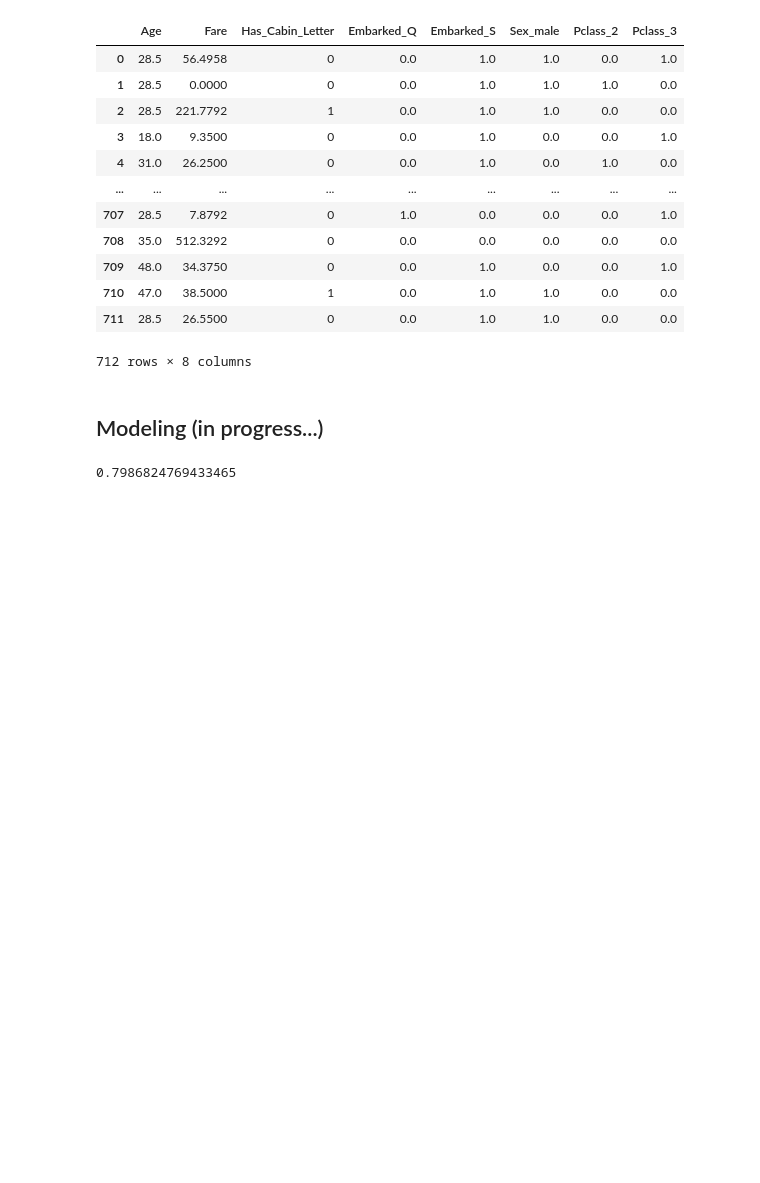
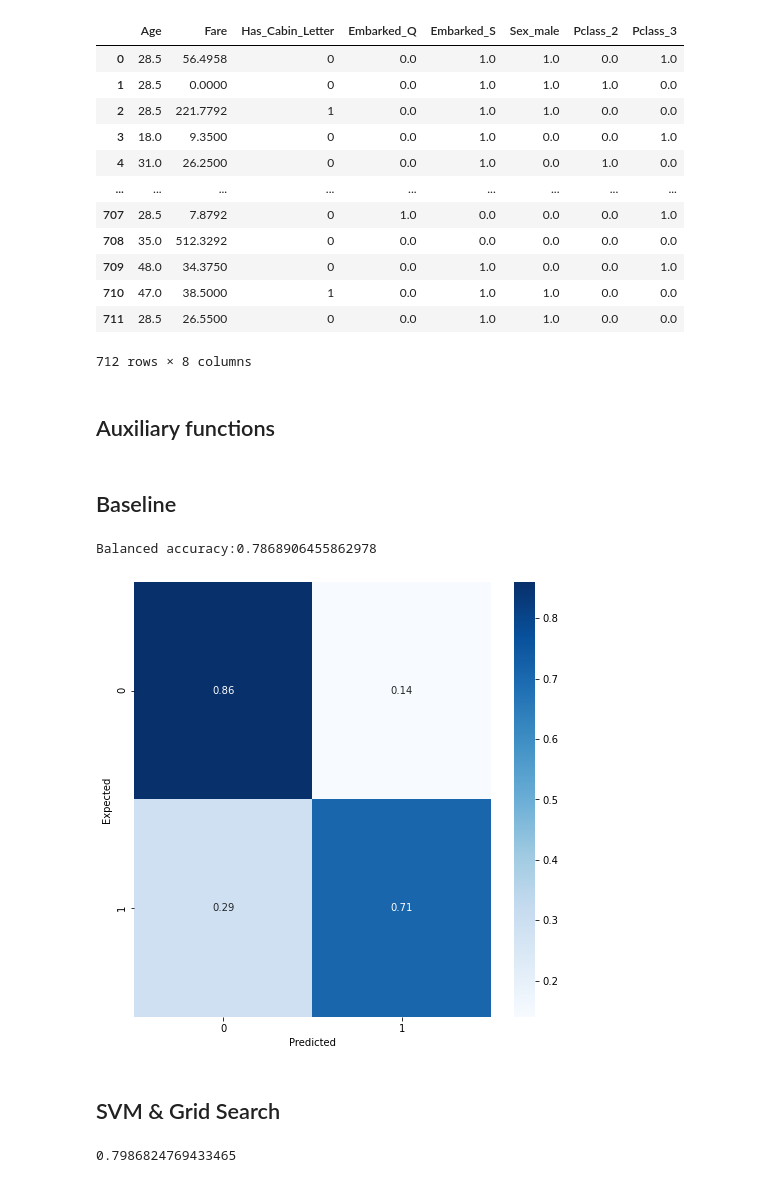
Before and after one commit to AndreGoncalves013/Kaggle_Titanic_Prediction, a Jupyter notebook: titanic_prediction.ipynb, the cells around one changed output. Drawn from its saved outputs; the diff is of its cells as text; code cells hidden in the pictures; blank space fills up the shorter version.

Commit message:
Adding a baseline prediction with Decision Tree Classifier

```diff
--- a/titanic_prediction.ipynb
+++ b/titanic_prediction.ipynb
@@ -164,5 +165,32 @@ X_train
 | 710 | 47.0 | 38.5000 | 1 | 0.0 | 1.0 | 1.0 | 0.0 | 0.0 |
 | 711 | 28.5 | 26.5500 | 0 | 0.0 | 1.0 | 1.0 | 0.0 | 0.0 |
 712 rows × 8 columns
-# %% [markdown]
-## Modeling (in progress...)
+# %% [markdown]
+## Auxiliary functions
+# %%
+def plot_balanced_accuracy_heatmap(y, y_pred):
+
+  print(f'Balanced accuracy:{balanced_accuracy_score(y, y_pred)}\n')
+
+  plt.figure(figsize=(8,8))
+  sns.heatmap(
+      confusion_matrix(y, y_pred, normalize='true').round(2),
+      cmap='Blues',
+      annot=True
+  ).set(xlabel='Predicted', ylabel='Expected ')
+  plt.show()
+# %% [markdown]
+## Baseline
+# %%
+dt_classifier = DecisionTreeClassifier(criterion = 'entropy', random_state = 42)
+dt_classifier.fit(X_train, y_train)
+
+baseline_train_pred = dt_classifier.predict(X_train)
+baseline_val_pred = dt_classifier.predict(X_val)
+# %%
+plot_balanced_accuracy_heatmap(y_val, baseline_val_pred)
+# %% [output]
+Balanced accuracy:0.7868906455862978
+[figure, added]
+# %% [markdown]
+## SVM & Grid Search
```
Also changed, not shown: parts of 2 cells of this notebook.
